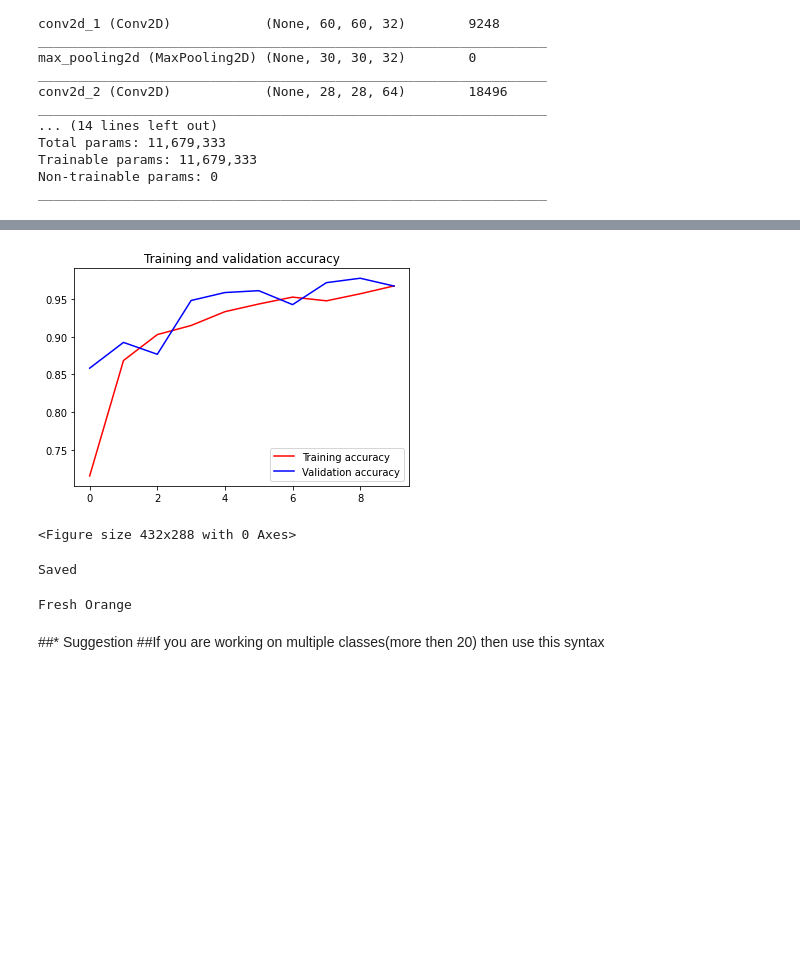
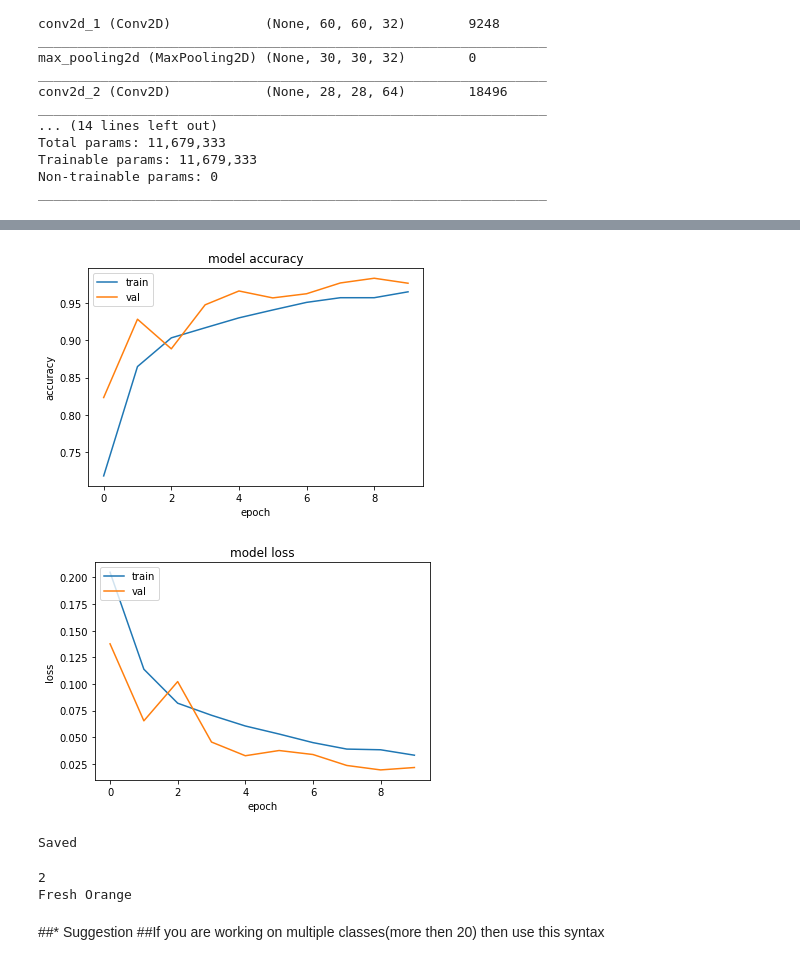
Before and after one commit to NEBTICS/Fresh_Or_Rotten_fruits_using_CNN, a Jupyter notebook: Fresh_or_rotten_fruits_CNN.ipynb, the cells around one changed output, grey strips where cells are left out. Cells and saved outputs as stored; diff of their text form; code cells hidden in the pictures; blank space fills up the shorter version.

```diff
--- a/Fresh_or_rotten_fruits_CNN.ipynb
+++ b/Fresh_or_rotten_fruits_CNN.ipynb
@@ -79,6 +94,6 @@ test_datagen=ImageDataGenerator(rescale=1./255)
 # %%
 #creating the test & train sets
 traning_set=traning_datagen.flow_from_directory('/content/dataset/train',batch_size=60,target_size=(64,64),class_mode='categorical')
-test_set=test_datagen.flow_from_directory('/content/dataset/train',batch_size=60,target_size=(64,64),class_mode='categorical')
+test_set=test_datagen.flow_from_directory('/content/dataset/test',batch_size=60,target_size=(64,64),class_mode='categorical')
 # %% [output]
 Found 10901 images belonging to 6 classes.
@@ -149,18 +164,27 @@ Epoch 10/10
 # %%
-#ploting
+#ploting the accuracy
 acc = history.history['accuracy']
 val_acc = history.history['val_accuracy']
 loss = history.history['loss']
 val_loss = history.history['val_loss']
 epochs = range(len(acc))
-plt.plot(epochs, acc, 'r', label='Training accuracy')
-plt.plot(epochs, val_acc, 'b', label='Validation accuracy')
-plt.title('Training and validation accuracy')
-plt.legend(loc=0)
-plt.figure()
+plt.plot(history.history['accuracy'])
+plt.plot(history.history['val_accuracy'])
+plt.title('model accuracy')
+plt.ylabel('accuracy')
+plt.xlabel('epoch')
+plt.legend(['train', 'val'], loc='upper left')
 plt.show()
+#ploting the loss
+plt.plot(history.history['loss'])
+plt.plot(history.history['val_loss'])
+plt.title('model loss')
+plt.ylabel('loss')
+plt.xlabel('epoch')
+plt.legend(['train', 'val'], loc='upper left')
+plt.show()
 # %% [output]
-[figure, old version]
+[figure, new version]
-<Figure size 432x288 with 0 Axes>
+[figure, added]
 # %%
 #save your model and download it or add drive path
@@ -173,10 +200,11 @@ import numpy as np
 from keras.preprocessing import image
 np.loadtxt
 classes = ['Fresh Apple','Fresh Banana','Fresh Orange','Rotten Apple','Rotten Banana','Rotten Orange']#creating the class labels
-test_image = image.load_img('/content/272782_1100.jpg', target_size = (64, 64))#upload your image
+test_image = image.load_img('/content/bananas-1354785_1920-1200x800.jpg', target_size = (64, 64))#upload your image
 test_image = image.img_to_array(test_image)
 test_image = np.expand_dims(test_image, axis = 0)
 result = model.predict(test_image)
+print(np.argmax(result))
 result1=result[0]
 for i in range(6):
   if result1[i] == 1.:
@@ -184,6 +212,7 @@ for i in range(6):
 prediction = classes[i]
 print(prediction)
 # %% [output]
+2
 Fresh Orange
 # %% [markdown]
 ##* Suggestion
```
Also changed, not shown: parts of 10 cells of this notebook.
